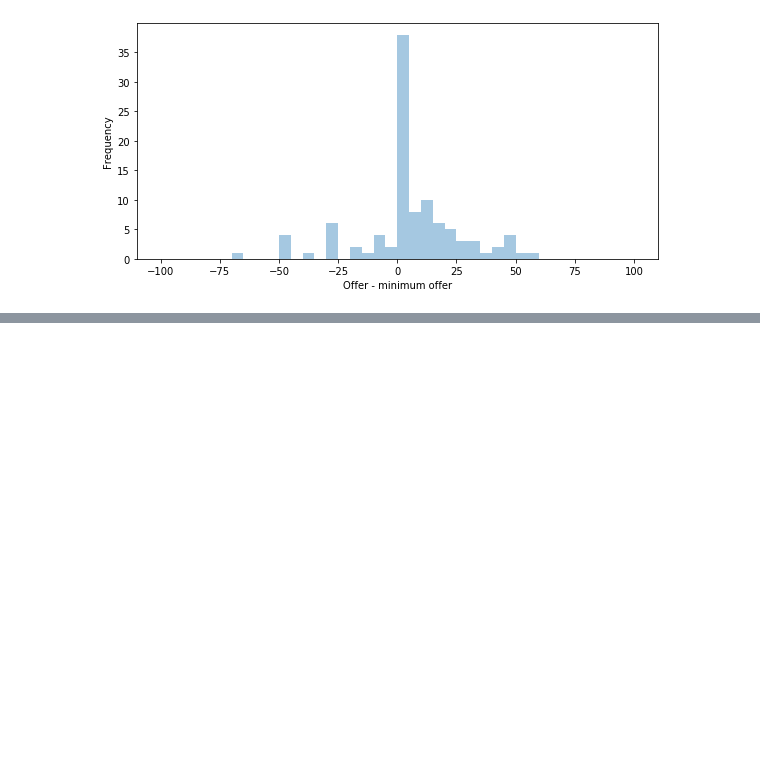
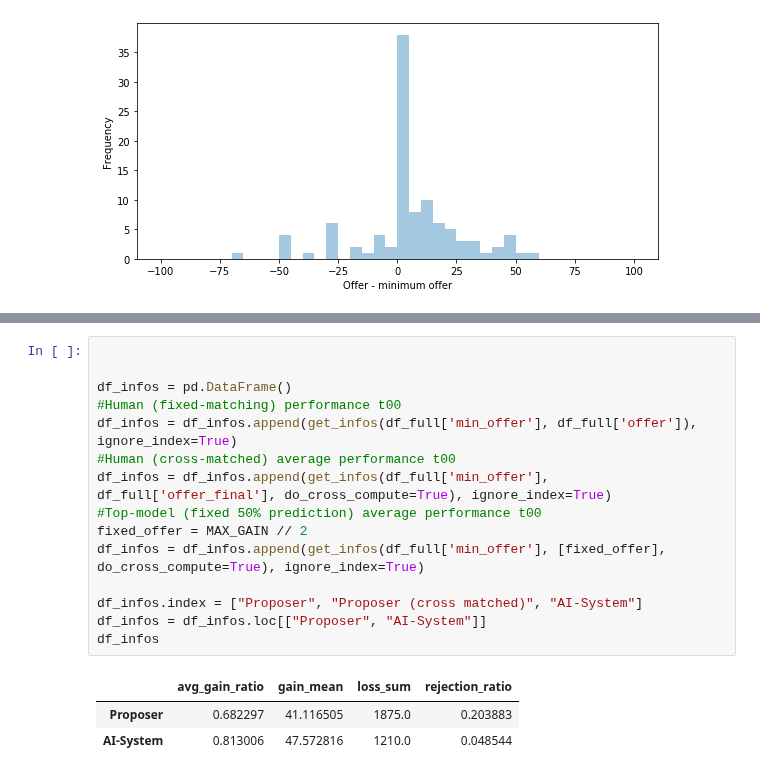
Before and after one commit to afranck64/ultimatum, a Jupyter notebook: notebooks/Data - t00.ipynb, the cells around one changed output, grey strips where cells are left out. Saved outputs shown, nothing was run; the diff lists cells and outputs as text; blank space fills up the shorter version.

```diff
--- a/notebooks/Data - t00.ipynb
+++ b/notebooks/Data - t00.ipynb
@@ -152,0 +118,19 @@ os.path.abspath(export_folder)
+# %%
+
+
+df_infos = pd.DataFrame()
+#Human (fixed-matching) performance t00
+df_infos = df_infos.append(get_infos(df_full['min_offer'], df_full['offer']), ignore_index=True)
+#Human (cross-matched) average performance t00
+df_infos = df_infos.append(get_infos(df_full['min_offer'], df_full['offer_final'], do_cross_compute=True), ignore_index=True)
+#Top-model (fixed 50% prediction) average performance t00
+fixed_offer = MAX_GAIN // 2
+df_infos = df_infos.append(get_infos(df_full['min_offer'], [fixed_offer], do_cross_compute=True), ignore_index=True)
+
+df_infos.index = ["Proposer", "Proposer (cross matched)", "AI-System"]
+df_infos = df_infos.loc[["Proposer", "AI-System"]]
+df_infos
+# %% [output]
+|  | avg_gain_ratio | gain_mean | loss_sum | rejection_ratio |
+| Proposer | 0.682297 | 41.116505 | 1875.0 | 0.203883 |
+| AI-System | 0.813006 | 47.572816 | 1210.0 | 0.048544 |
```
Also changed, not shown: parts of 8 cells of this notebook, 2 other files.
